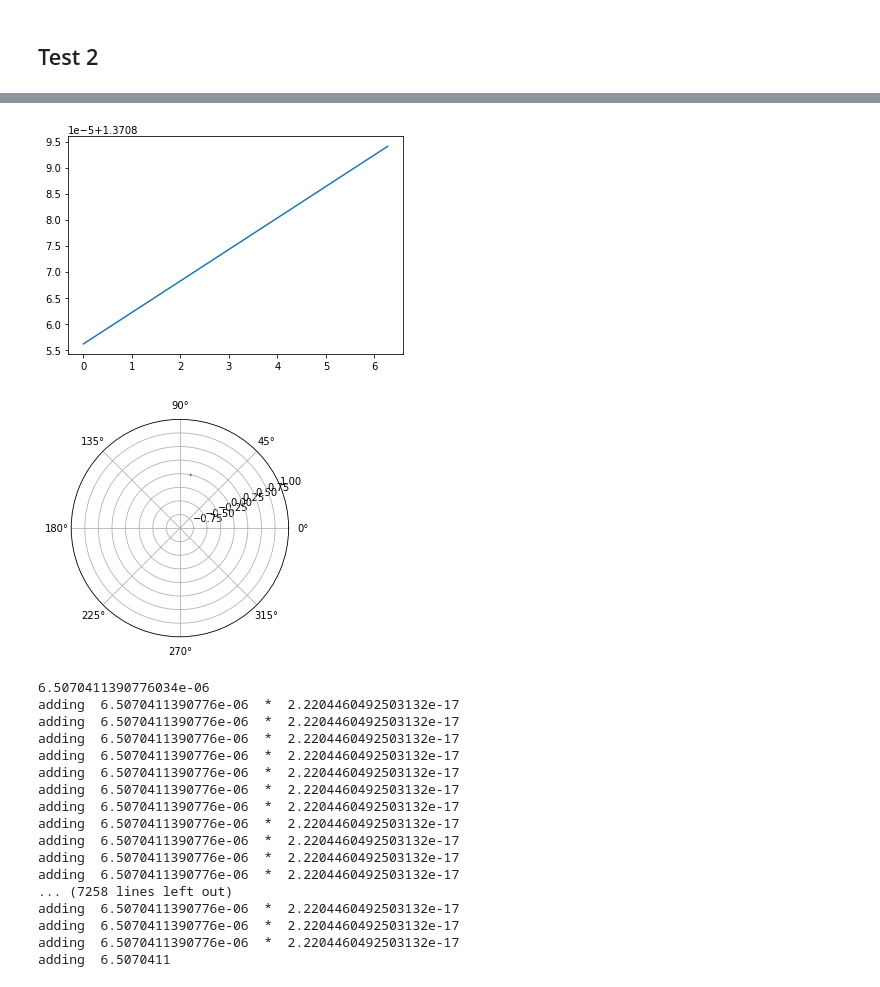
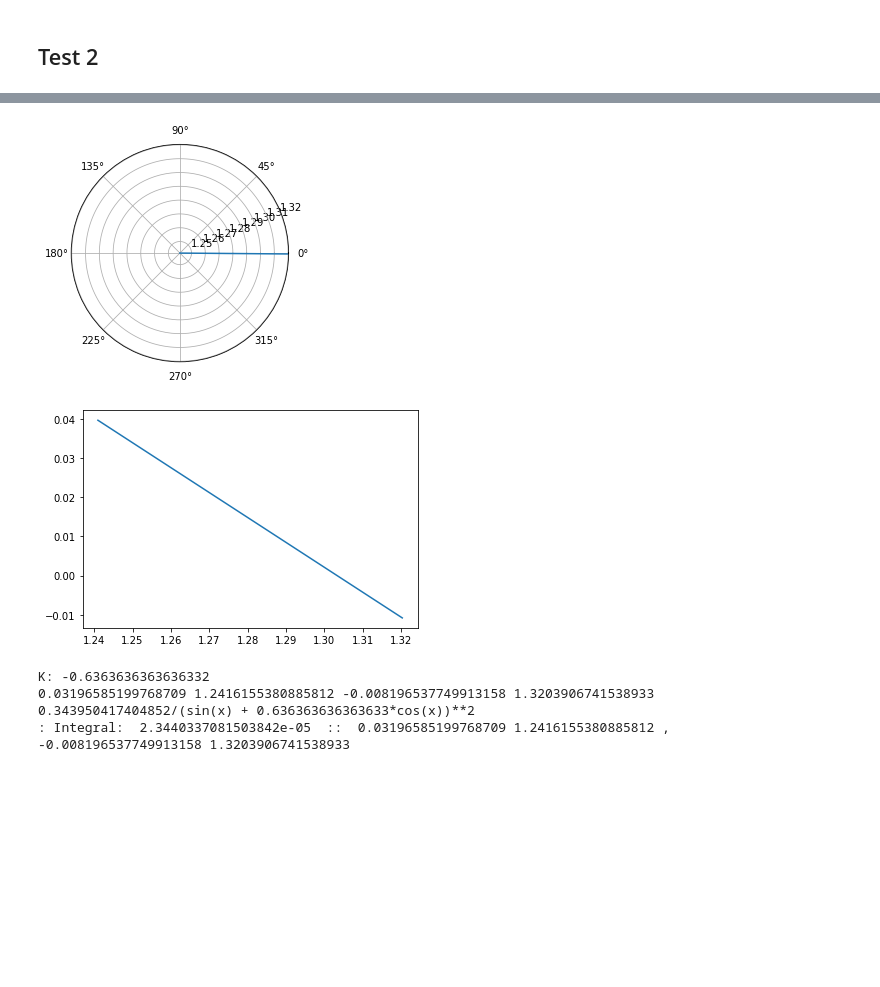
Before and after one commit to ivanazuzic/Efficiency-of-dragging-gestures, a Jupyter notebook: playground/Polarne krivuljice.ipynb, the cells around one changed output, grey strips where cells are left out. Saved outputs shown, nothing was run; the diff lists cells and outputs as text; code cells hidden in the pictures; blank space fills up the shorter version.

Commit message:
Calculate user movement integrals & error approx

```diff
--- a/playground/Polarne krivuljice.ipynb
+++ b/playground/Polarne krivuljice.ipynb
@@ -18,7 +18,7 @@ def calculate_riemann_integral(f, x0, x1, numpoints = 1000):
     # distance between two points (will be very small)
     delta = (x1 - x0) / numpoints
     i = 0
-    while x0 < x1:
+    for i in range(numpoints):
         # put integral_approx calculation inside try-except
         # in case we get "division by zero" exception.
         if(i % (numpoints / 10) == 0):
@@ -28,7 +28,7 @@ def calculate_riemann_integral(f, x0, x1, numpoints = 1000):
             pass
         try:
             # Riemann sum
-            print("adding ", f(x0), ' * ', delta)
+            # print("adding ", f(x0), ' * ', delta)
             integral_approx += abs(f(x0) * delta)
         except Exception as e:
             # this might, on very rare occassions, be
@@ -199,7 +236,7 @@ def is_cartesian(projection):
 
 projection = 1
 x1 = 1.5748043213653204
-y1 =  1.8001587590185273
+y1 = 1.8001587590185273
 x2 = 1.5707963267948966
 y2 = 1.8001443001443
 
@@ -208,6 +245,9 @@ y1 = 1.8073593073593068
 x2 = 1.5668043320324738
 y2 = 1.8073737085139383
 
+(x1, y1, x2, y2)  = ( 0.03196585199768709 , 1.2416155380885812 ,    6.274988769429673 , 1.3203906741538933 )
+"""
+# dobar
 x1 = 5.75826480059187
 y1 = 1.317331697553854
 x2 = 5.757785159923143
@@ -217,67 +257,62 @@ x1 = 6.275290734349426
 y1 = 1.3708940906231912
 x2 = 0.002631572872649812
 y2 = 1.3708561175584262
+"""
+
+
+while(x1 < 0):
+    x1 += 2 * math.pi
+
+while(x2 < 0):
+    x2 += 2 * math.pi
+
+epsilon = 0.00
 
 plt.figure()
-plt.plot([x1, x2], [y1, y2])
+plt.polar([x1, x2], [y1, y2])
+plt.ylim([y1 - epsilon, y2 + epsilon])
 plt.show()
 
 if(is_cartesian(projection) is False):
     x1, y1 = (y1 * np.cos(x1), y1 * np.sin(x1))
     x2, y2 = (y2 * np.cos(x2), y2 * np.sin(x2))
 
 plt.figure()
-plt.polar([x1, x2], [y1, y2])
-plt.ylim([-1, 1])
+plt.plot([x1, x2], [y1, y2])
 plt.show()
-
-while(x1 < 0):
-    x1 += 2 * math.pi
-
-while(x2 < 0):
-    x2 += 2 * math.pi
 
 
 if(abs(x2 - x1) < 0.001):
     pass
 
 k = 0
 try:
     k = (y2 - y1) / (x2 - x1)
 except:
     pass
+print("K:", k)
 
 f = k * (x - x1) + y1
 # get the equation of the line on which point1 and point2 lay
 if(is_cartesian(projection) is False):
     f = sp.lambdify(x, f, "numpy")
     f = f(0) / (sp.sin(x) - (f(1) - f(0)) * sp.cos(x))
-    f = (y1 + y2) / 2
     f = 0.5 * f**2
-    # print("Polar function: ", f)
+
+    # convert integration coordinates back to polar
+    y1, x1 = (np.sqrt(x1 ** 2 + y1 ** 2), np.arctan(y1 / x1))
+    y2, x2 = (np.sqrt(x2 ** 2 + y2 ** 2), np.arctan(y2 / x2))
+    print(x1, y1, x2, y2)
 print(f)
 f = sp.lambdify(x, f, "numpy")
 
 # calculate integral of surface
-tmp = calculate_riemann_integral(f, x1, x2, 10)
+tmp = calculate_riemann_integral(f, tmp_x1, tmp_x2, 10)
 print(": Integral: ", tmp, ' :: ', x1, y1, ', ', x2, y2)
 # %% [output]
-[figure, old version]
+[figure, new version]
-[figure, old version]
+[figure, new version]
-6.5070411390776034e-06
-adding  6.5070411390776e-06  *  2.2204460492503132e-17
-adding  6.5070411390776e-06  *  2.2204460492503132e-17
-adding  6.5070411390776e-06  *  2.2204460492503132e-17
-adding  6.5070411390776e-06  *  2.2204460492503132e-17
-adding  6.5070411390776e-06  *  2.2204460492503132e-17
-adding  6.5070411390776e-06  *  2.2204460492503132e-17
-adding  6.5070411390776e-06  *  2.2204460492503132e-17
-adding  6.5070411390776e-06  *  2.2204460492503132e-17
-adding  6.5070411390776e-06  *  2.2204460492503132e-17
-adding  6.5070411390776e-06  *  2.2204460492503132e-17
-adding  6.5070411390776e-06  *  2.2204460492503132e-17
-... (7258 lines left out)
-adding  6.5070411390776e-06  *  2.2204460492503132e-17
-adding  6.5070411390776e-06  *  2.2204460492503132e-17
-adding  6.5070411390776e-06  *  2.2204460492503132e-17
-adding  6.5070411
+K: -0.6363636363636332
+0.03196585199768709 1.2416155380885812 -0.008196537749913158 1.3203906741538933
+0.343950417404852/(sin(x) + 0.636363636363633*cos(x))**2
+: Integral:  2.3440337081503842e-05  ::  0.03196585199768709 1.2416155380885812 ,  -0.008196537749913158 1.3203906741538933
```
Also changed, not shown: parts of 7 cells of this notebook, 2 other files.
